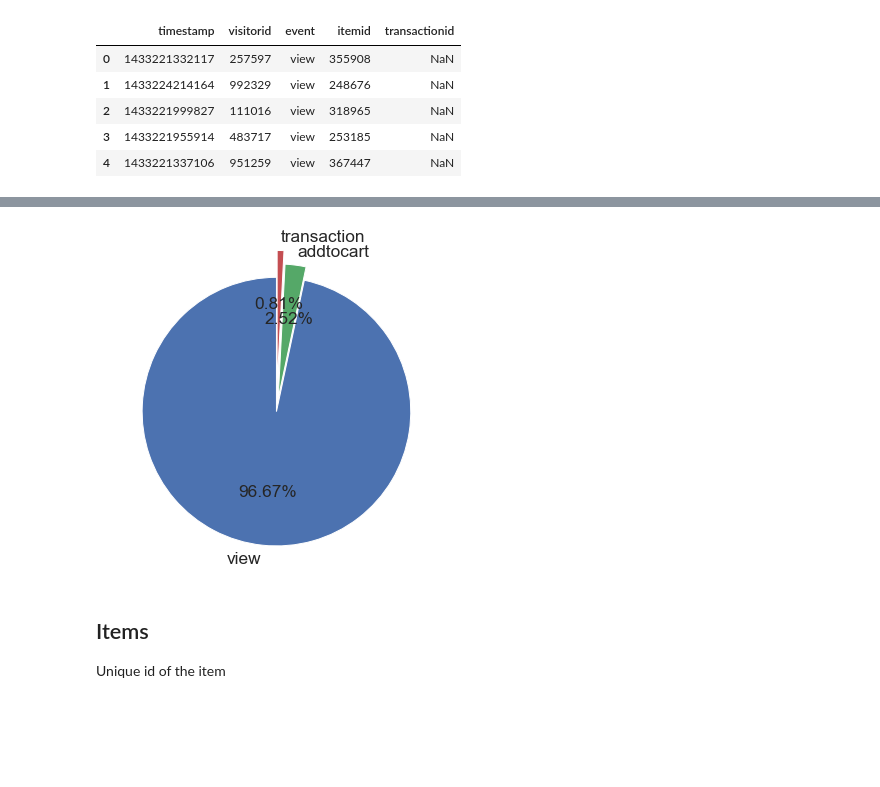
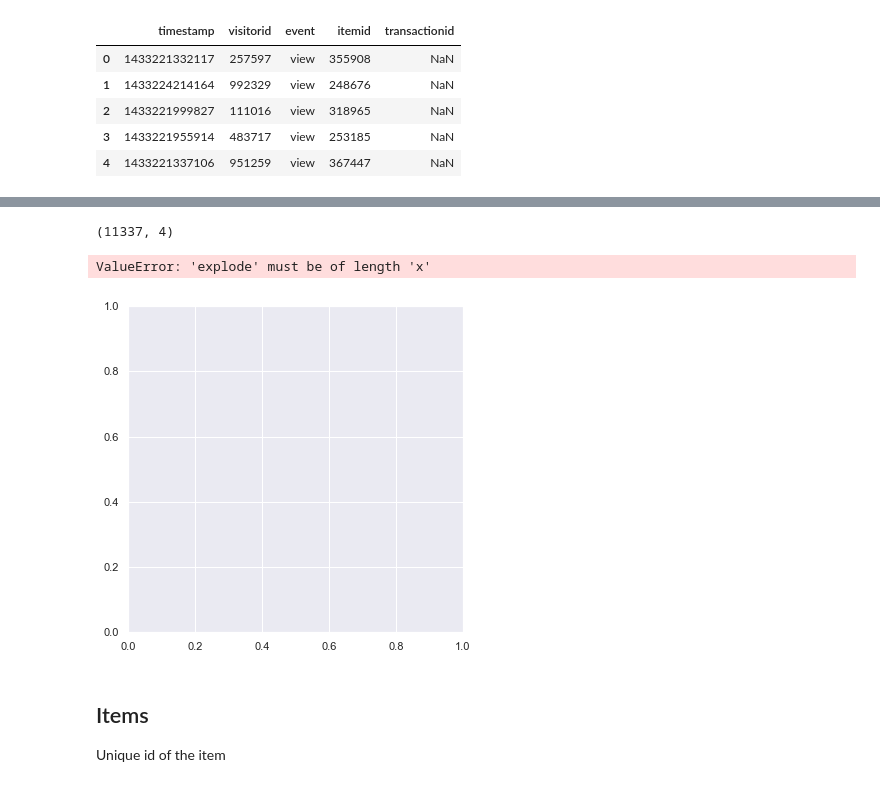
Before and after one commit to oya-oya/skit_hack, a Jupyter notebook: ensemble/tinkering/kernel.ipynb, the cells around one changed output, grey strips where cells are left out. Drawn from its saved outputs; the diff is of its cells as text; code cells hidden in the pictures; blank space fills up the shorter version.

```diff
--- a/ensemble/tinkering/kernel.ipynb
+++ b/ensemble/tinkering/kernel.ipynb
@@ -48,0 +134,5 @@ data = events.event.value_counts()
+# %%
+new_data = pd.read_csv('shivam_loves_nikita_chaturvedi.csv')
+new_data = new_data.drop(['Unnamed: 0', 'transactionid'], axis = 1)
+new_data.head(n=5)
+print(pd.unique(new_data.event))
@@ -48,0 +141,4 @@ data = events.event.value_counts()
+# %%
+# new_data.event =
+new_data['event'] = new_data.event.map({'addtocart':0, 'view':1 ,'transaction':2})
+new_data.head()
@@ -49,23 +152,30 @@ data = events.event.value_counts()
+# %%
+data.values.shape
+# %% [output]
+(11337, 4)
+# %%
+data = new_data
 # %%
 labels = data.index
 sizes = data.values
-explode = (0, 0.1, 0.2)
+explode = (0, 0.1, 0.2, 0.3)
 fig, ax = plt.subplots(figsize=(6,6))
 colors = ['b', 'g', 'r']
 
 patches, texts, autotexts = ax.pie(sizes, labels=labels, explode=explode, autopct='%1.2f%%', shadow=False, startangle=90, colors=colors)
 
 properties = fm.FontProperties()
 properties.set_size('x-large')
 # font size include: xx-small, x-small, small, medium, large, x-large, xx-large, larger, smaller, None
 
 plt.setp(autotexts, fontproperties=properties)
 plt.setp(texts, fontproperties=properties)
 
 ax.axis('equal')
 plt.show()
 # %% [output]
+ValueError: 'explode' must be of length 'x'
-[figure, old version]
+[figure, new version]
 # %% [markdown]
 ## Items
 Unique id of the item
```
Also changed, not shown: parts of 33 cells of this notebook, 2 other files.
